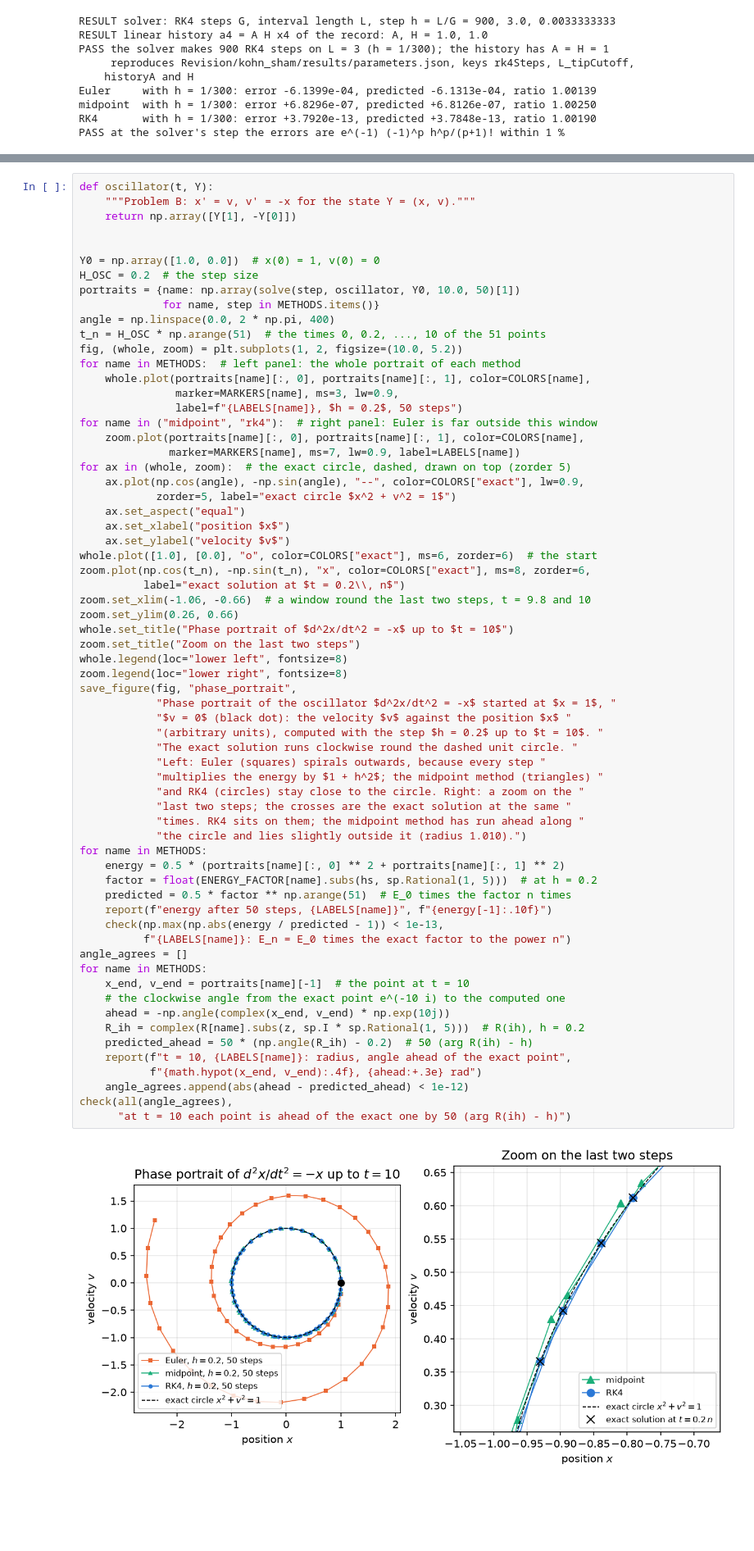
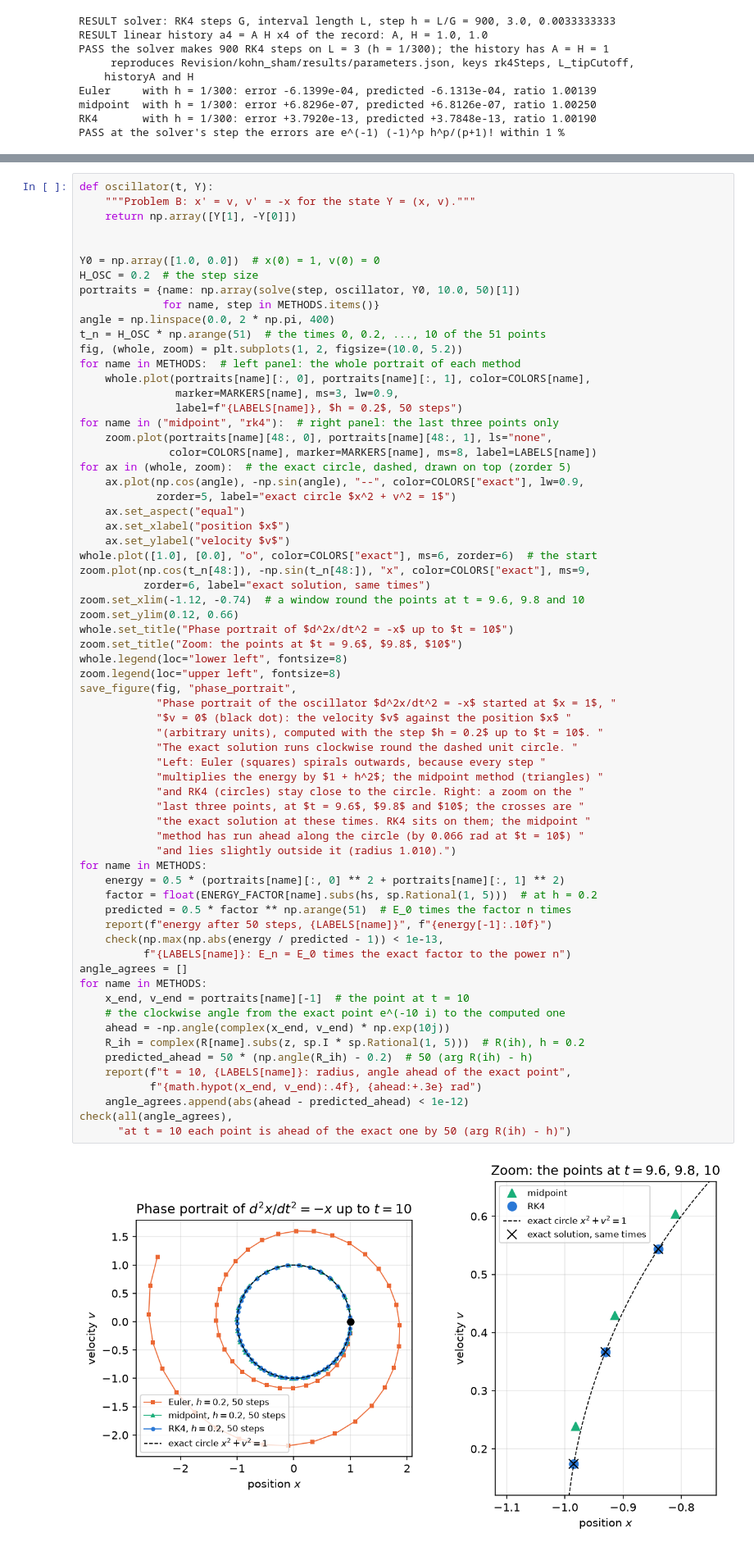
Before and after one commit to once-ere/Dirac_claude, a Jupyter notebook: Revision/textbook/notebooks/02a_rk4_convergence.ipynb, the cells around one changed output, grey strips where cells are left out. Shown at 82% size. Saved outputs shown, nothing was run; the diff lists cells and outputs as text; blank space fills up the shorter version.

```diff
--- a/Revision/textbook/notebooks/02a_rk4_convergence.ipynb
+++ b/Revision/textbook/notebooks/02a_rk4_convergence.ipynb
@@ -1327,9 +1328,9 @@ for name in METHODS:  # left panel: the whole portrait of each method
     whole.plot(portraits[name][:, 0], portraits[name][:, 1], color=COLORS[name],
                marker=MARKERS[name], ms=3, lw=0.9,
                label=f"{LABELS[name]}, $h = 0.2$, 50 steps")
-for name in ("midpoint", "rk4"):  # right panel: Euler is far outside this window
-    zoom.plot(portraits[name][:, 0], portraits[name][:, 1], color=COLORS[name],
-              marker=MARKERS[name], ms=7, lw=0.9, label=LABELS[name])
+for name in ("midpoint", "rk4"):  # right panel: the last three points only
+    zoom.plot(portraits[name][48:, 0], portraits[name][48:, 1], ls="none",
+              color=COLORS[name], marker=MARKERS[name], ms=8, label=LABELS[name])
 for ax in (whole, zoom):  # the exact circle, dashed, drawn on top (zorder 5)
     ax.plot(np.cos(angle), -np.sin(angle), "--", color=COLORS["exact"], lw=0.9,
             zorder=5, label="exact circle $x^2 + v^2 = 1$")
@@ -1337,46 +1338,47 @@ for ax in (whole, zoom):  # the exact circle, dashed, drawn on top (zorder 5)
     ax.set_xlabel("position $x$")
     ax.set_ylabel("velocity $v$")
 whole.plot([1.0], [0.0], "o", color=COLORS["exact"], ms=6, zorder=6)  # the start
-zoom.plot(np.cos(t_n), -np.sin(t_n), "x", color=COLORS["exact"], ms=8, zorder=6,
-          label="exact solution at $t = 0.2\\, n$")
-zoom.set_xlim(-1.06, -0.66)  # a window round the last two steps, t = 9.8 and 10
-zoom.set_ylim(0.26, 0.66)
+zoom.plot(np.cos(t_n[48:]), -np.sin(t_n[48:]), "x", color=COLORS["exact"], ms=9,
+          zorder=6, label="exact solution, same times")
+zoom.set_xlim(-1.12, -0.74)  # a window round the points at t = 9.6, 9.8 and 10
+zoom.set_ylim(0.12, 0.66)
 whole.set_title("Phase portrait of $d^2x/dt^2 = -x$ up to $t = 10$")
-zoom.set_title("Zoom on the last two steps")
+zoom.set_title("Zoom: the points at $t = 9.6$, $9.8$, $10$")
 whole.legend(loc="lower left", fontsize=8)
-zoom.legend(loc="lower right", fontsize=8)
+zoom.legend(loc="upper left", fontsize=8)
 save_figure(fig, "phase_portrait",
             "Phase portrait of the oscillator $d^2x/dt^2 = -x$ started at $x = 1$, "
             "$v = 0$ (black dot): the velocity $v$ against the position $x$ "
             "(arbitrary units), computed with the step $h = 0.2$ up to $t = 10$. "
             "The exact solution runs clockwise round the dashed unit circle. "
             "Left: Euler (squares) spirals outwards, because every step "
             "multiplies the energy by $1 + h^2$; the midpoint method (triangles) "
             "and RK4 (circles) stay close to the circle. Right: a zoom on the "
-            "last two steps; the crosses are the exact solution at the same "
-            "times. RK4 sits on them; the midpoint method has run ahead along "
-            "the circle and lies slightly outside it (radius 1.010).")
+            "last three points, at $t = 9.6$, $9.8$ and $10$; the crosses are "
+            "the exact solution at these times. RK4 sits on them; the midpoint "
+            "method has run ahead along the circle (by 0.066 rad at $t = 10$) "
+            "and lies slightly outside it (radius 1.010).")
 for name in METHODS:
     energy = 0.5 * (portraits[name][:, 0] ** 2 + portraits[name][:, 1] ** 2)
     factor = float(ENERGY_FACTOR[name].subs(hs, sp.Rational(1, 5)))  # at h = 0.2
     predicted = 0.5 * factor ** np.arange(51)  # E_0 times the factor n times
     report(f"energy after 50 steps, {LABELS[name]}", f"{energy[-1]:.10f}")
     check(np.max(np.abs(energy / predicted - 1)) < 1e-13,
           f"{LABELS[name]}: E_n = E_0 times the exact factor to the power n")
 angle_agrees = []
 for name in METHODS:
     x_end, v_end = portraits[name][-1]  # the point at t = 10
     # the clockwise angle from the exact point e^(-10 i) to the computed one
     ahead = -np.angle(complex(x_end, v_end) * np.exp(10j))
     R_ih = complex(R[name].subs(z, sp.I * sp.Rational(1, 5)))  # R(ih), h = 0.2
     predicted_ahead = 50 * (np.angle(R_ih) - 0.2)  # 50 (arg R(ih) - h)
     report(f"t = 10, {LABELS[name]}: radius, angle ahead of the exact point",
            f"{math.hypot(x_end, v_end):.4f}, {ahead:+.3e} rad")
     angle_agrees.append(abs(ahead - predicted_ahead) < 1e-12)
 check(all(angle_agrees),
       "at t = 10 each point is ahead of the exact one by 50 (arg R(ih) - h)")
 # %% [output]
-[figure, old version]
+[figure, new version]
 Figure 02a.6 saved as Revision/textbook/figures/02a_6_phase_portrait.png
 RESULT energy after 50 steps, Euler = 3.5533416731
 PASS Euler: E_n = E_0 times the exact factor to the power n
```
Also changed, not shown: parts of 1 cell of this notebook, 17 other files.
